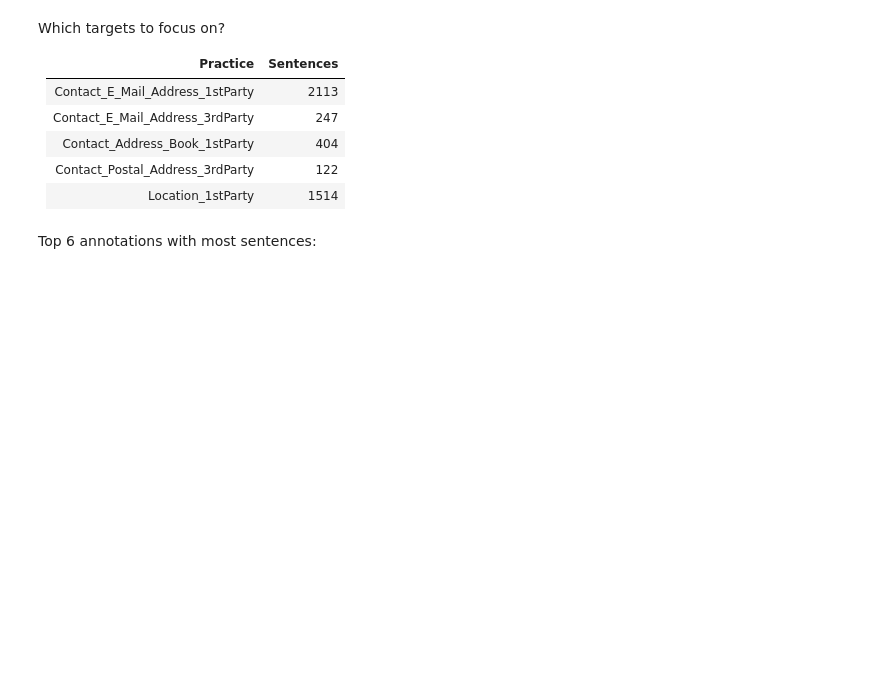
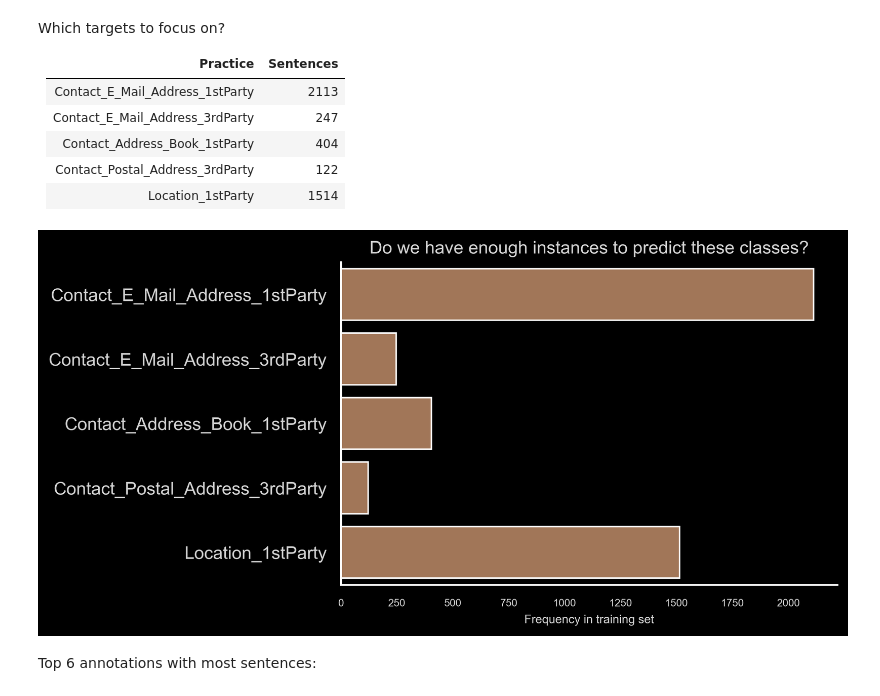
Before and after one commit to calhinchcliffe/nlp_privacy_policies, a Jupyter notebook: EDA and Modelling/4_capstone_work_manipulation.ipynb, the cells around one changed output. Drawn from its saved outputs; the diff is of its cells as text; code cells hidden in the pictures; blank space fills up the shorter version.

```diff
--- a/EDA and Modelling/4_capstone_work_manipulation.ipynb
+++ b/EDA and Modelling/4_capstone_work_manipulation.ipynb
@@ -349,6 +395,25 @@ Which targets to focus on?
 |Contact_Address_Book_1stParty  	|   404	|
 |Contact_Postal_Address_3rdParty   	|   122	|
 | Location_1stParty 	|  1514 	|
+# %%
+list_of_test_targets = ['Contact_E_Mail_Address_1stParty', 'Contact_E_Mail_Address_3rdParty',
+                        'Contact_Address_Book_1stParty', 'Contact_Postal_Address_3rdParty',
+                        'Location_1stParty']
+sentences_with_those_annots = [2113, 247, 404, 122, 1514]
+
+sns.set(rc={'axes.facecolor':'black', 'figure.facecolor':'black', 'axes.grid' : False})
+# sns.set_style("whitegrid", {})
+
+plt.figure(figsize=(6,4), dpi=400)
+sns.barplot(x=sentences_with_those_annots, y=list_of_test_targets, color = '#ad744c')
+plt.yticks(fontsize=12, c='lightgrey')
+plt.xlabel("Frequency in training set", fontsize=8, c='lightgrey')
+plt.xticks(fontsize=7, c='lightgrey')
+plt.title("Do we have enough instances to predict these classes?", c='lightgrey')
+sns.despine()
+plt.show()
+# %% [output]
+[figure, added]
 # %% [markdown]
 Top 6 annotations with most sentences:
 # %%
```
Also changed, not shown: parts of 13 cells of this notebook, 5 other files.
